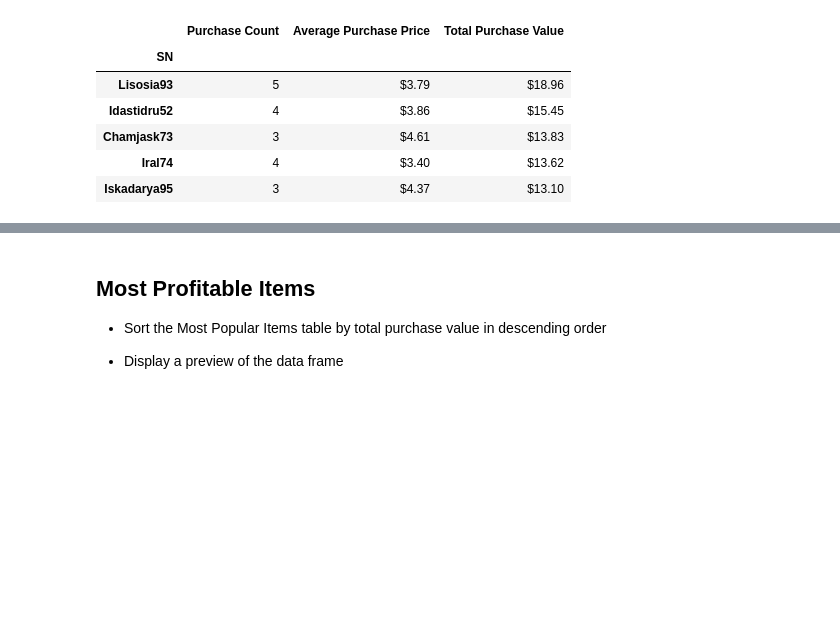
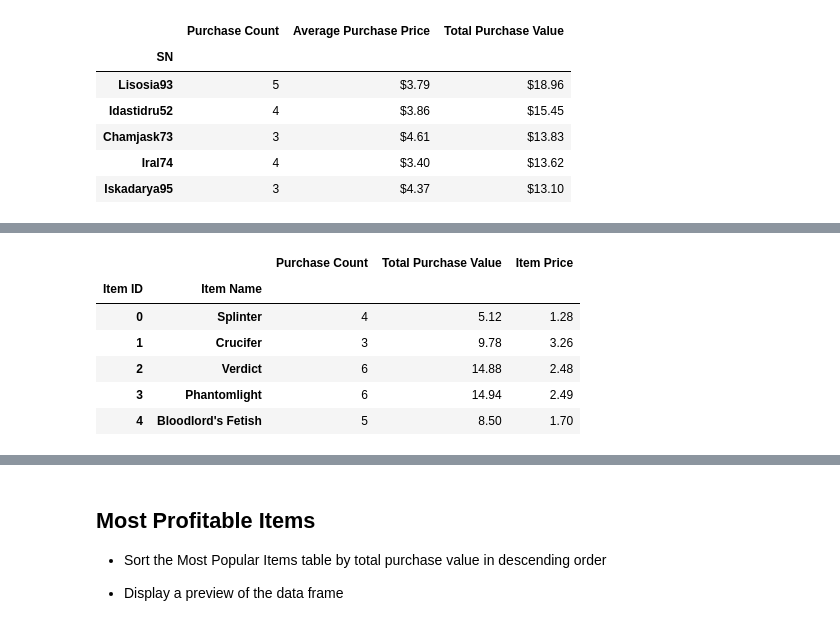
Before and after one commit to jasonzelaya/Heroes-Of-Pymoli, a Jupyter notebook: Data Wrangling.ipynb, the cells around one changed output, grey strips where cells are left out. Drawn from its saved outputs; the diff is of its cells as text; code cells hidden in the pictures; blank space fills up the shorter version.

Commit message:
Complete Most Popular Items summary table
The Most Popular Items summary table provides the user with a quick and easy to understand source of information about item popularity.

```diff
--- a/Data Wrangling.ipynb
+++ b/Data Wrangling.ipynb
@@ -354,0 +375,9 @@ top_spenders.head()
+# %%
+# Isolate columns of interest
+items_prices = purchase_data[['Item ID', 'Item Name', 'Price']]
+
+# Group by Item ID and Item Name. Rename 'Price' column as 'Purchase Count'
+items_groups = items_prices.groupby(['Item ID', 'Item Name']).count().rename(columns={'Price':'Purchase Count'})
+
+# Preview data frame
+items_groups.head()
@@ -354,0 +392,17 @@ top_spenders.head()
+# %%
+# Create and calculate total purchase value column
+items_groups['Total Purchase Value'] = items_prices.groupby(['Item ID', 'Item Name']).sum()
+
+# Create and calculate item price column
+items_groups['Item Price'] = items_groups['Total Purchase Value'] / items_groups['Purchase Count']
+
+# Preview data frame
+items_groups.head()
+# %% [output]
+|  |  | Purchase Count | Total Purchase Value | Item Price |
+| Item ID | Item Name |  |  |  |
+| 0 | Splinter | 4 | 5.12 | 1.28 |
+| 1 | Crucifer | 3 | 9.78 | 3.26 |
+| 2 | Verdict | 6 | 14.88 | 2.48 |
+| 3 | Phantomlight | 6 | 14.94 | 2.49 |
+| 4 | Bloodlord's Fetish | 5 | 8.50 | 1.70 |
```
Also changed, not shown: parts of 12 cells of this notebook.
